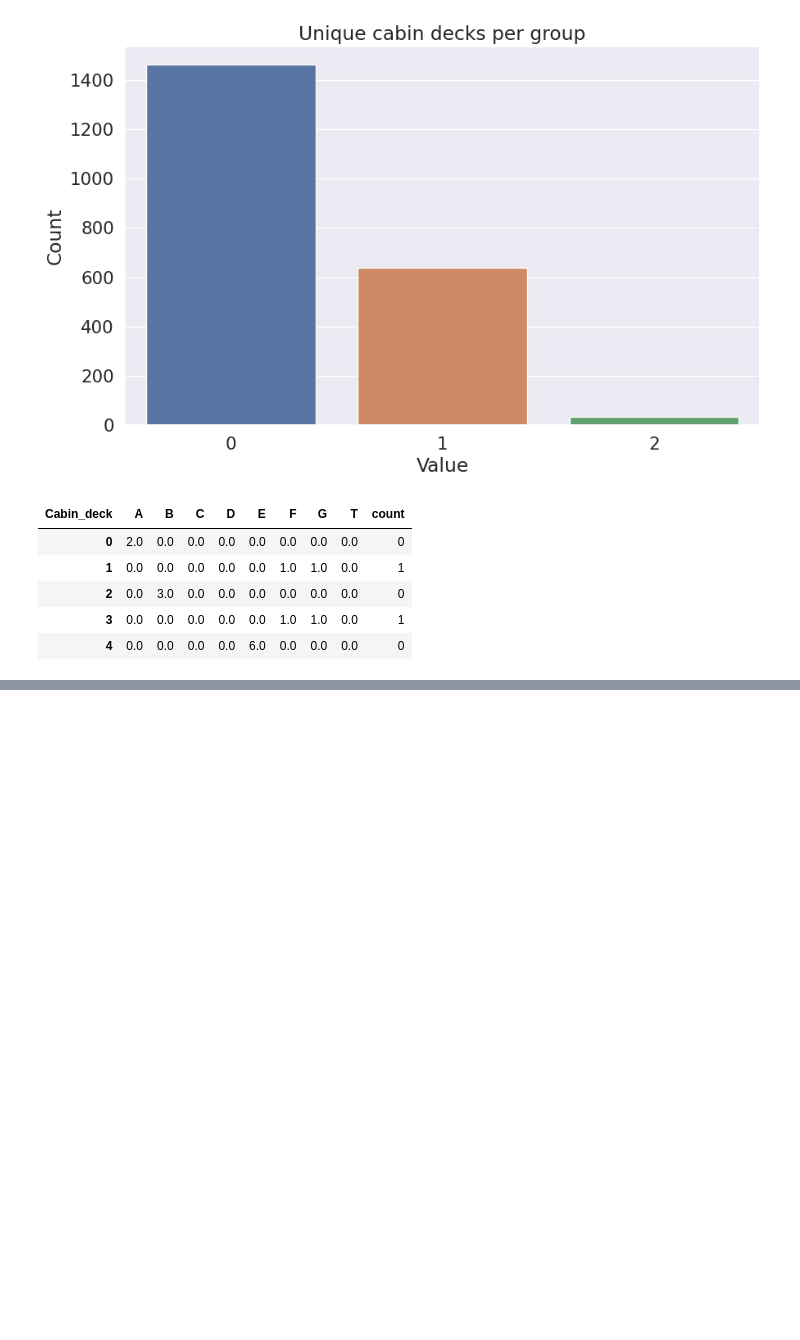
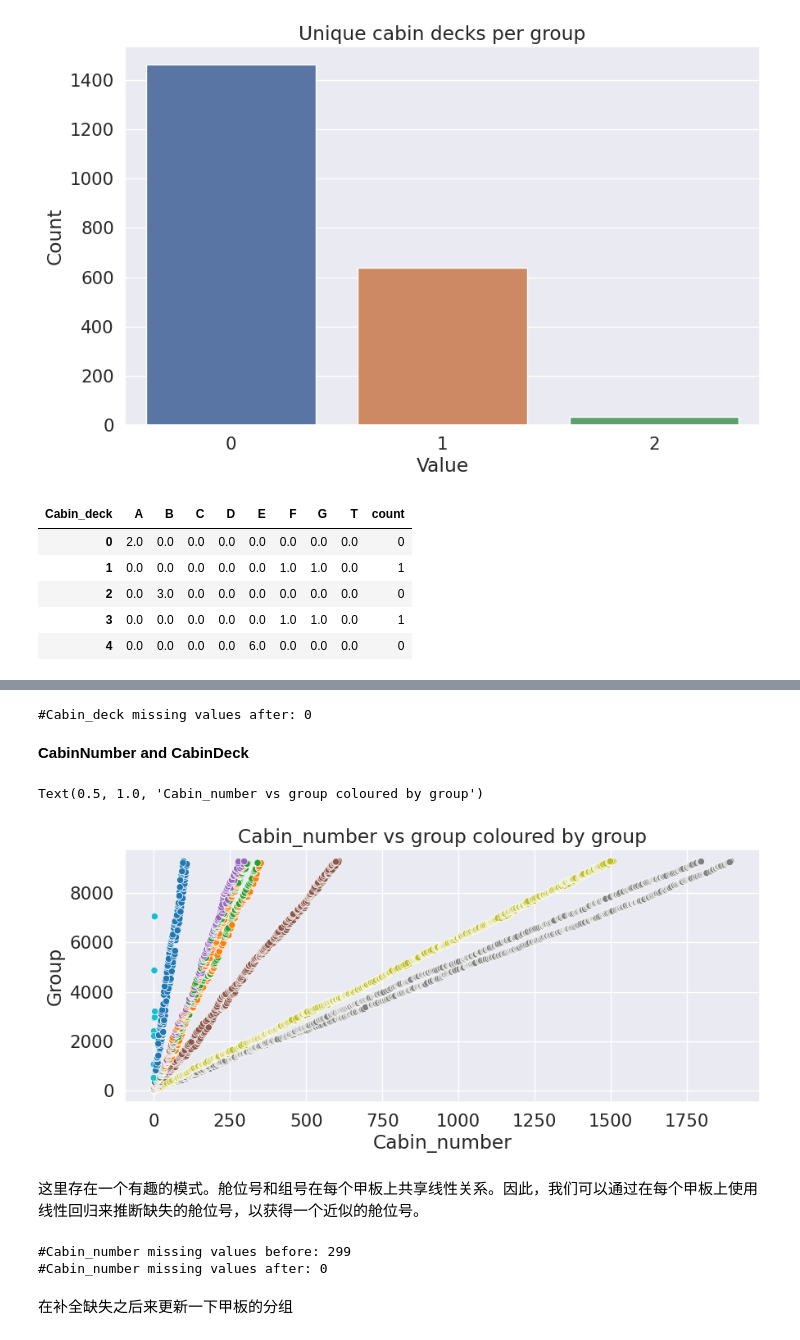
Before and after one commit to CambridgeZ/DataMining_Course_experiment, a Jupyter notebook: datamining-homework.ipynb, the cells around one changed output, grey strips where cells are left out. Cells and saved outputs as stored; diff of their text form; code cells hidden in the pictures; blank space fills up the shorter version.

```diff
--- a/datamining-homework.ipynb
+++ b/datamining-homework.ipynb
@@ -1019,0 +1181,10 @@ data.head()
+# %%
+# Missing values before
+CS_bef=data['Cabin_side'].isna().sum()
+
+# Fill remaining missing values with outlier
+data.loc[data['Cabin_side'].isna(),'Cabin_side']='Z'
+
+# Print number of missing values left
+print('#Cabin_side missing values before:',CS_bef)
+print('#Cabin_side missing values after:',data['Cabin_side'].isna().sum())
@@ -1019,0 +1198,13 @@ data.head()
+# %%
+# Missing values before
+CD_bef=data['Cabin_deck'].isna().sum()
+
+# Passengers with missing Cabin deck and in a group with known majority Cabin deck
+GCD_index=data[data['Cabin_deck'].isna()][(data[data['Cabin_deck'].isna()]['Group']).isin(GCD_gb.index)].index
+
+# Fill corresponding missing values
+data.loc[GCD_index,'Cabin_deck']=data.iloc[GCD_index,:]['Group'].map(lambda x: GCD_gb.idxmax(axis=1)[x])
+
+# Print number of missing values left
+print('#Cabin_deck missing values before:',CD_bef)
+print('#Cabin_deck missing values after:',data['Cabin_deck'].isna().sum())
@@ -1019,0 +1255,11 @@ data.head()
+# %%
+# Missing values before
+CD_bef=data['Cabin_deck'].isna().sum()
+
+# Fill missing values using the mode
+na_rows_CD=data.loc[data['Cabin_deck'].isna(),'Cabin_deck'].index
+data.loc[data['Cabin_deck'].isna(),'Cabin_deck']=data.groupby(['HomePlanet','Destination','Solo'])['Cabin_deck'].transform(lambda x: x.fillna(pd.Series.mode(x)[0]))[na_rows_CD]
+
+# Print number of missing values left
+print('#Cabin_deck missing values before:',CD_bef)
+print('#Cabin_deck missing values after:',data['Cabin_deck'].isna().sum())
@@ -1019,0 +1312,46 @@ data.head()
+# %%
+# 把缺失的cabin_deck用F填充
+data.loc[data['Cabin_deck'].isna(),'Cabin_deck']='F'
+# %%
+print('#Cabin_deck missing values after:',data['Cabin_deck'].isna().sum())
+# %% [output]
+#Cabin_deck missing values after: 0
+# %% [markdown]
+**CabinNumber and CabinDeck**
+# %%
+# Scatterplot
+plt.figure(figsize=(10,4))
+sns.scatterplot(x=data['Cabin_number'], y=data['Group'], c=LabelEncoder().fit_transform(data.loc[~data['Cabin_number'].isna(),'Cabin_deck']), cmap='tab10')
+plt.title('Cabin_number vs group coloured by group')
+# %% [output]
+Text(0.5, 1.0, 'Cabin_number vs group coloured by group')
+[figure, added]
+# %% [markdown]
+这里存在一个有趣的模式。舱位号和组号在每个甲板上共享线性关系。因此，我们可以通过在每个甲板上使用线性回归来推断缺失的舱位号，以获得一个近似的舱位号。
+# %%
+# Missing values before
+CN_bef=data['Cabin_number'].isna().sum()
+
+# Extrapolate linear relationship on a deck by deck basis
+for deck in ['A', 'B', 'C', 'D', 'E', 'F', 'G']:
+    # Features and labels
+    X_CN=data.loc[~(data['Cabin_number'].isna()) & (data['Cabin_deck']==deck),'Group']
+    y_CN=data.loc[~(data['Cabin_number'].isna()) & (data['Cabin_deck']==deck),'Cabin_number']
+    X_test_CN=data.loc[(data['Cabin_number'].isna()) & (data['Cabin_deck']==deck),'Group']
+
+    # Linear regression
+    model_CN=LinearRegression()
+    model_CN.fit(X_CN.values.reshape(-1, 1), y_CN)
+    preds_CN=model_CN.predict(X_test_CN.values.reshape(-1, 1))
+
+    # Fill missing values with predictions
+    data.loc[(data['Cabin_number'].isna()) & (data['Cabin_deck']==deck),'Cabin_number']=preds_CN.astype(int)
+
+# Print number of missing values left
+print('#Cabin_number missing values before:',CN_bef)
+print('#Cabin_number missing values after:',data['Cabin_number'].isna().sum())
+# %% [output]
+#Cabin_number missing values before: 299
+#Cabin_number missing values after: 0
+# %% [markdown]
+在补全缺失之后来更新一下甲板的分组
```
Also changed, not shown: parts of 83 cells of this notebook, 3 other files.
